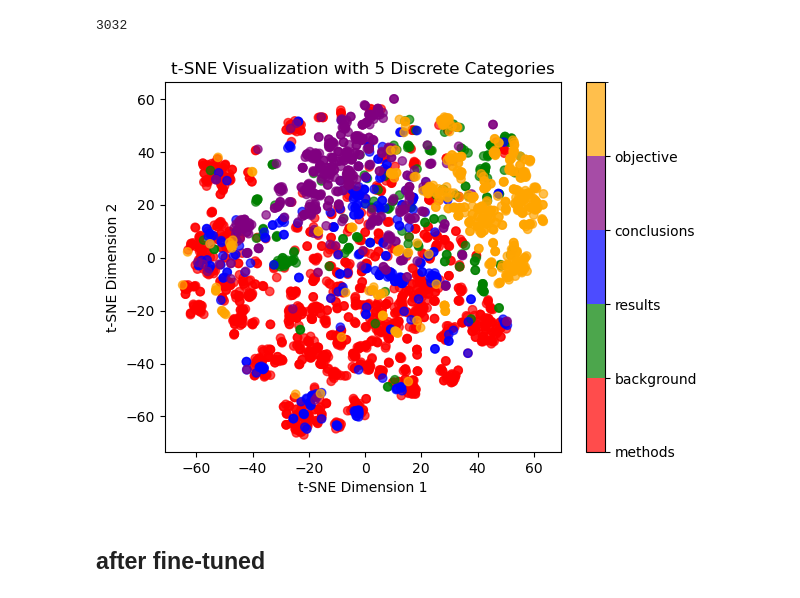
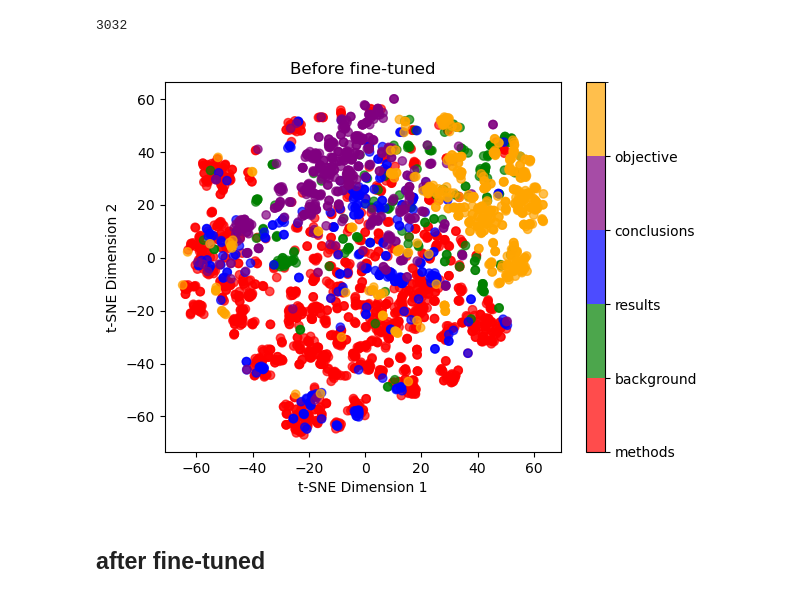
Before and after one commit to sylvey/section_normalization, a Jupyter notebook: SuperviseLearning_test.ipynb, the cells around one changed output. Drawn from its saved outputs; the diff is of its cells as text; code cells hidden in the pictures.

```diff
--- a/SuperviseLearning_test.ipynb
+++ b/SuperviseLearning_test.ipynb
@@ -55,26 +55,26 @@ len(x)
 # %%
 import numpy as np
 import matplotlib.pyplot as plt
 from sklearn.manifold import TSNE
 from matplotlib.colors import ListedColormap, BoundaryNorm
 
 tsne = TSNE(n_components=2, perplexity=30, random_state=42)
 X_embedded = tsne.fit_transform(x)
 
 cmap = ListedColormap(["red", "green", "blue", "purple", "orange"])
 norm = BoundaryNorm([0, 1, 2, 3, 4, 5], cmap.N)
 
 scatter = plt.scatter(X_embedded[:, 0], X_embedded[:, 1], c=y, cmap=cmap, norm=norm, alpha=0.7)
 
 cbar = plt.colorbar(scatter, ticks=[0, 1, 2, 3, 4])
 cbar.set_ticklabels([label_names[i] for i in range(5)])  # 设置类别名称
 
 plt.xlabel("t-SNE Dimension 1")
 plt.ylabel("t-SNE Dimension 2")
-plt.title("t-SNE Visualization with 5 Discrete Categories")
+plt.title("Before fine-tuned")
 plt.show()
 # %% [output]
-[figure, old version]
+[figure, new version]
 # %% [markdown]
 ## after fine-tuned
 # %%
```
Also changed, not shown: parts of 1 cell of this notebook, 6 other files.
